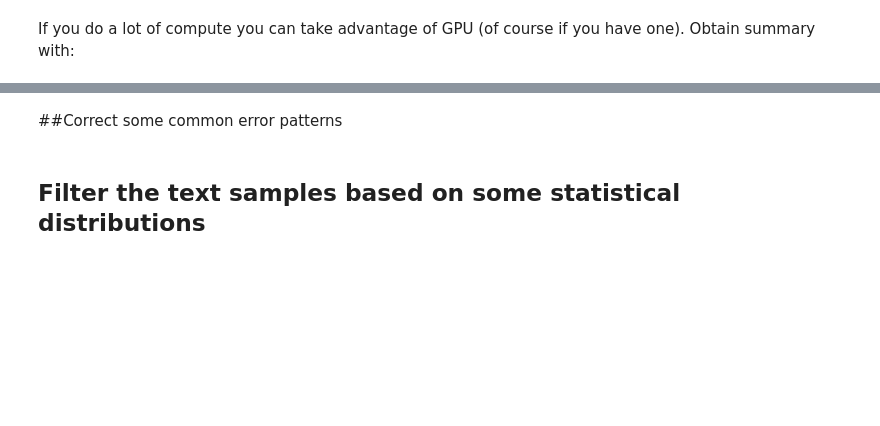
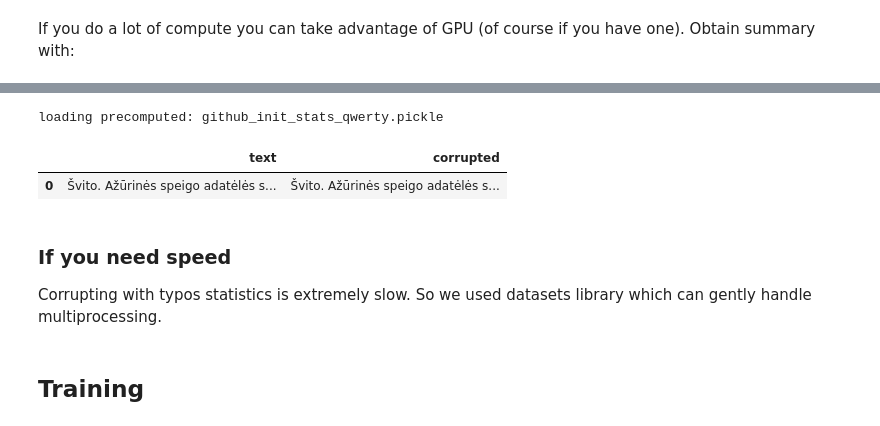
Before and after one commit to LukasStankevicius/Towards-Lithuanian-Grammatical-Error-Correction, a Jupyter notebook: Supplementary_code.ipynb, the cells around one changed output, grey strips where cells are left out. Cells and saved outputs as stored; diff of their text form; code cells hidden in the pictures; blank space fills up the shorter version.

```diff
--- a/Supplementary_code.ipynb
+++ b/Supplementary_code.ipynb
@@ -88,0 +92,7 @@ list(map(decode, output.cpu().tolist()))[0]
+# %%
+import pandas as pd
+
+# Given the following text from https://www.diktantas.lt/news/diktantas-tekstas-miline:
+text = 'Švito. Ažūrinės speigo adatėlės smigo į medžių šakas, stingdė jų syvus, bet nuo skausmo trūkčiojo tik moters kūnas. Šerkšno ji nematė, tačiau jautė, kaip gyslose kraujas spragsėdamas virsta ledo kristalėliais. Jos plaukai tarsi jūržolės plaikstėsi ant pagalvės.'
+df = pd.DataFrame([[text]], columns=['text'])
+df.style.set_properties( **{'width-min': '200px'})
@@ -88,0 +125,23 @@ list(map(decode, output.cpu().tolist()))[0]
+# %%
+from source.fixes import NormalizeKabutes, other_fixes, DeleteSpaceBeforePunctuation, AddSpaceAfterPoint, AddSpaceBefore_m_d
+from source.filters import my_filter
+
+
+df['text'] = df['text'].str.normalize("NFKC")
+df['text'] = other_fixes(df['text'])
+
+print('fixing kabutes')
+df['text'] = NormalizeKabutes().replace(df['text'])
+
+print('fixing 25d. -> 25 d.')
+df['text'] = AddSpaceBefore_m_d().replace(df['text'])
+
+print('fixing Labas.Kaip sekasi? -> Labas. Kaip sekasi?')
+df['text'] = AddSpaceAfterPoint().replace(df['text'])
+
+print('fixing varlės , buožalviai : -> varlės, buožgalviai:')
+df['text'] = DeleteSpaceBeforePunctuation().replace(df['text'])
+
+df = my_filter(df, min_characters=20, min_lithuanian_fraction=0.98, min_fraction_of_spaces_to_non_spaces=0.02)
+
+df.drop_duplicates('text', inplace=True)
@@ -104,2 +191,0 @@ from fixes import NormalizeKabutes, other_fixes, DeleteSpaceBeforePunctuation, A
-# %% [markdown]
-##Correct some common error patterns
@@ -113,2 +192,18 @@ uy['text'] = DeleteSpaceBeforePunctuation().replace(uy['text'])
-# %% [markdown]
-## Filter the text samples based on some statistical distributions
+# %%
+from source.mistake_generator import generate_mistakes
+from source.typos import Typo
+
+frac=0.02  # roughly 2% of characters are corrupted
+
+t = Typo(corpus='github', weight=frac*100)  # may take a while the first time
+df['corrupted'] = generate_mistakes(df['text'], frac=frac).apply(t.generate_errors)
+# %% [output]
+loading precomputed: github_init_stats_qwerty.pickle
+# %%
+df.style.set_properties( **{'width-min': '200px'})
+# %% [output]
+|  | text | corrupted |
+| 0 | Švito. Ažūrinės speigo adatėlės s... | Švito. Ažūrinės speigo adatėlės s... |
+# %% [markdown]
+### If you need speed
+Corrupting with typos statistics is extremely slow. So we used datasets library which can gently handle multiprocessing.
@@ -114,0 +228,2 @@ uy['text'] = DeleteSpaceBeforePunctuation().replace(uy['text'])
+# %% [markdown]
+## Training
```
Also changed, not shown: parts of 26 cells of this notebook.
